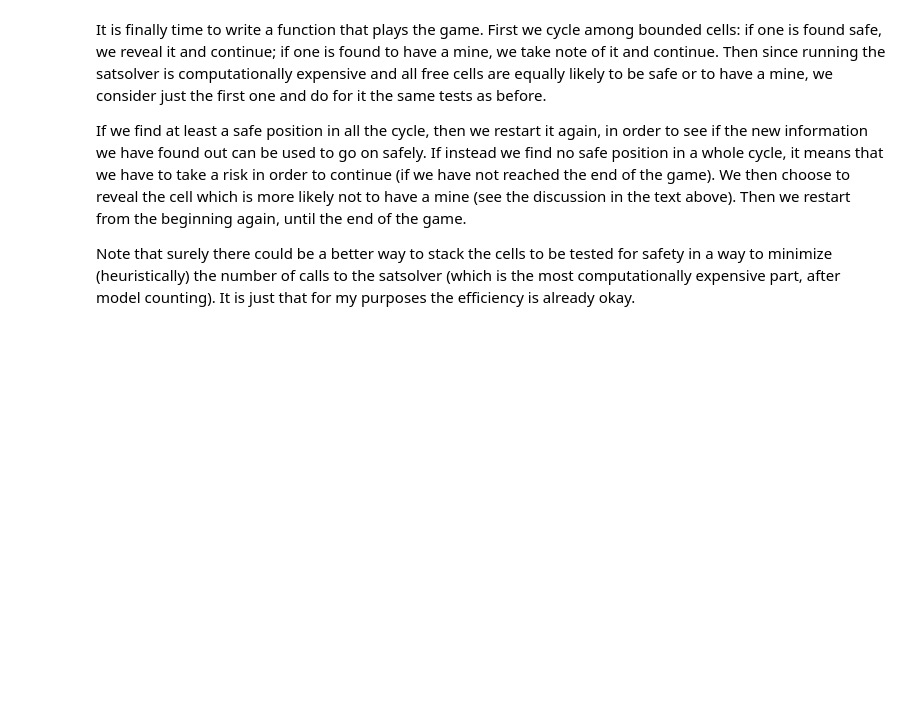
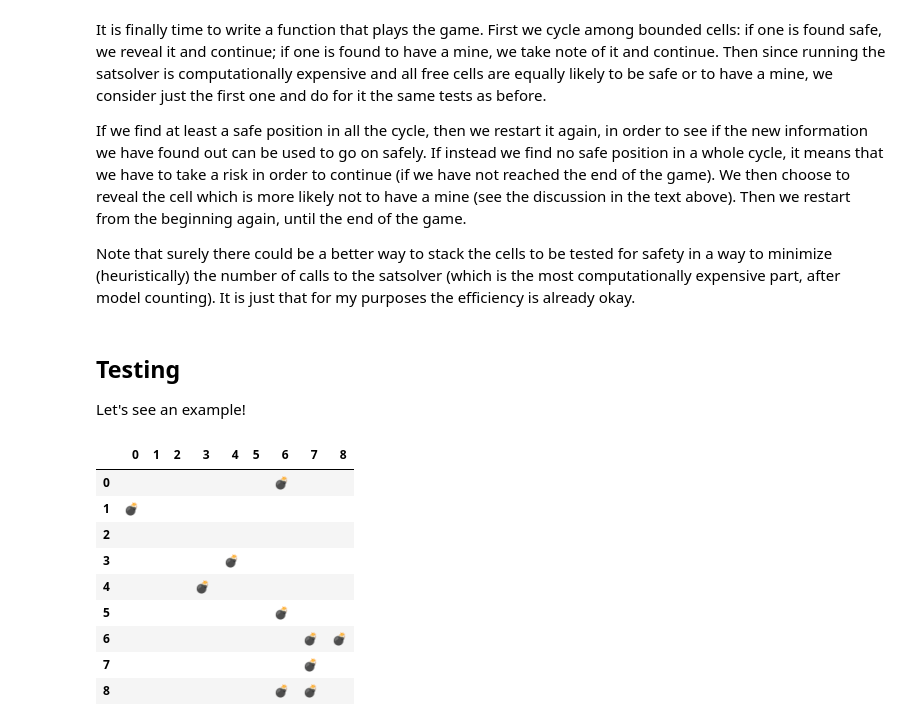
Before and after one commit to dbizzaro/Minesweeper, a Jupyter notebook: Minesweeper_with_SATsolver.ipynb, the cells around one changed output. Saved outputs shown, nothing was run; the diff lists cells and outputs as text; code cells hidden in the pictures; blank space fills up the shorter version.

```diff
--- a/Minesweeper_with_SATsolver.ipynb
+++ b/Minesweeper_with_SATsolver.ipynb
@@ -402,3 +398,21 @@ def play_game(board, verbosity=2, n_moves_before_showing_board=1):
         counter_for_showing_board += 1
   solver.delete() # free up RAM
   return not game_over_flag
+# %% [markdown]
+## Testing
+Let's see an example!
+# %%
+example = Board(9, 9, 10)
+example.randomly_fill_in(0)
+example.show(True)
+# %% [output]
+|  | 0 | 1 | 2 | 3 | 4 | 5 | 6 | 7 | 8 |
+| 0 |  |  |  |  |  |  | 💣 |  |  |
+| 1 | 💣 |  |  |  |  |  |  |  |  |
+| 2 |  |  |  |  |  |  |  |  |  |
+| 3 |  |  |  |  | 💣 |  |  |  |  |
+| 4 |  |  |  | 💣 |  |  |  |  |  |
+| 5 |  |  |  |  |  |  | 💣 |  |  |
+| 6 |  |  |  |  |  |  |  | 💣 | 💣 |
+| 7 |  |  |  |  |  |  |  | 💣 |  |
+| 8 |  |  |  |  |  |  | 💣 | 💣 |  |
```
Also changed, not shown: parts of 15 cells of this notebook.
